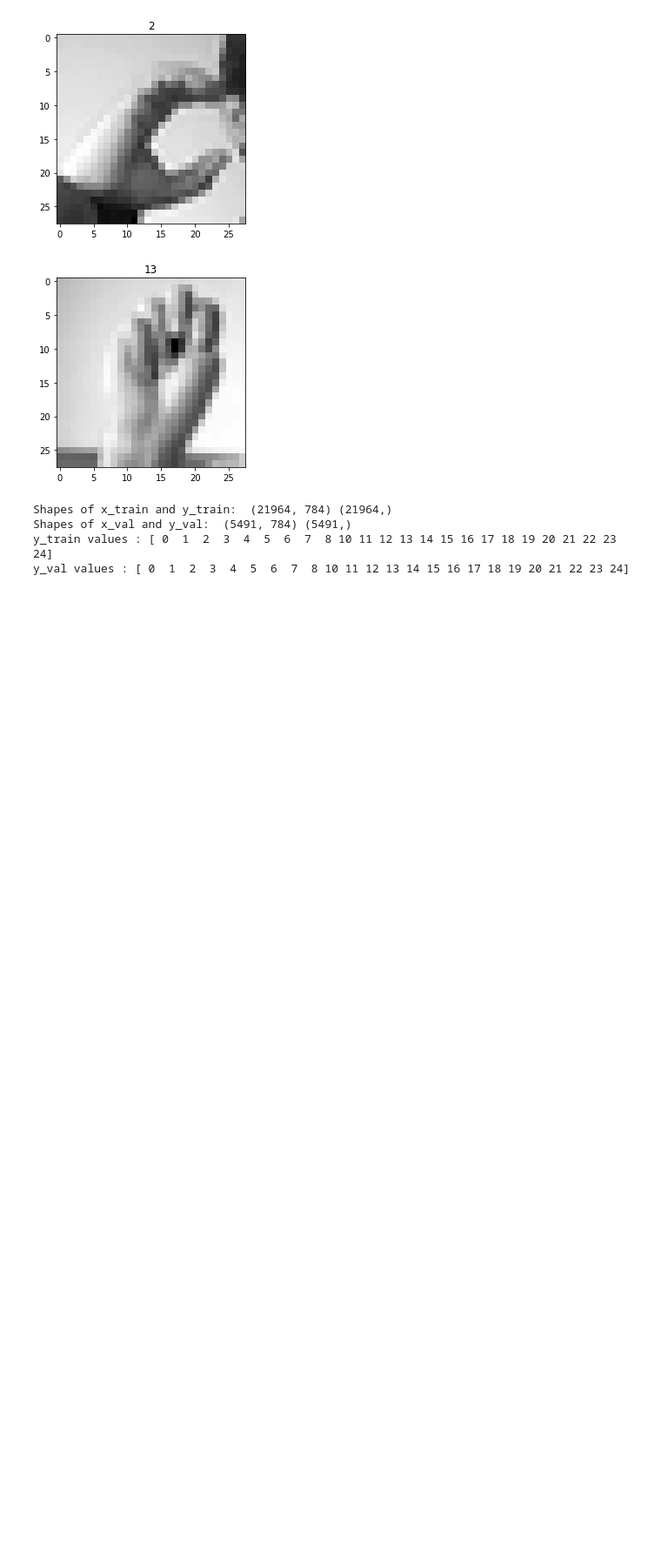
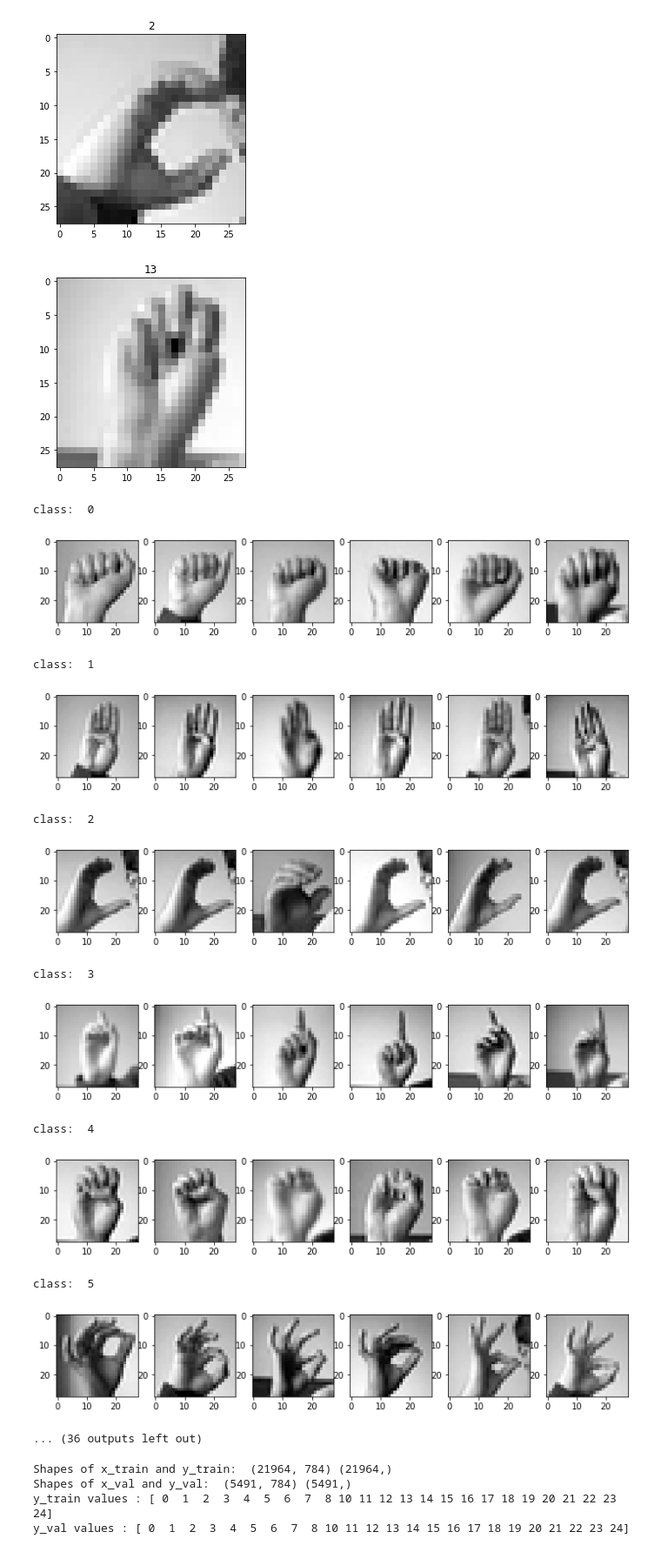
Before and after one commit to infoshareacademy/jdszr6-slytherin_group, a Jupyter notebook: DL project/dl_main.ipynb, the cells around one changed output. Shown: that part at 87% size. Cells and saved outputs as stored; diff of their text form; code cells hidden in the pictures; blank space fills up the shorter version.

```diff
--- a/DL project/dl_main.ipynb
+++ b/DL project/dl_main.ipynb
@@ -76,6 +76,33 @@ show_picture([0,1,2,3,4],df.drop(columns='label'),df['label'])
 [figure]
 [figure]
 [figure]
+# %%
+# Let's print couple of pictures of each class in one row, lets' do it for all classes in dataframe
+all_classes=list(df['label'].unique()) #get unique values of label
+all_classes.sort()                     #and sort them
+
+for class_ in all_classes:  #iterate on on all unique classes
+    index_=df[df['label']==class_].index    #find the actual class indexes
+    print('class: ',class_)
+    f,ax = plt.subplots(1,6,figsize=(12,12)) #create sublots 1 line, 6 images
+    rand_index_=random.choices(index_, k=6)  #lets pick 6 random indexes of pictures to print
+    for i in range(6):
+        ax[i].imshow(df.iloc[rand_index_[i],1:].to_numpy().reshape(28,28)) #plot on each subplot the pictures
+    plt.show()
+# %% [output]
+class:  0
+[figure, added]
+class:  1
+[figure, added]
+class:  2
+[figure, added]
+class:  3
+[figure, added]
+class:  4
+[figure, added]
+class:  5
+[figure, added]
+... (36 outputs left out)
 # %%
 #define features and target
 x=df.drop(columns='label')
```
Also changed, not shown: parts of 15 cells of this notebook, 4 other files.
